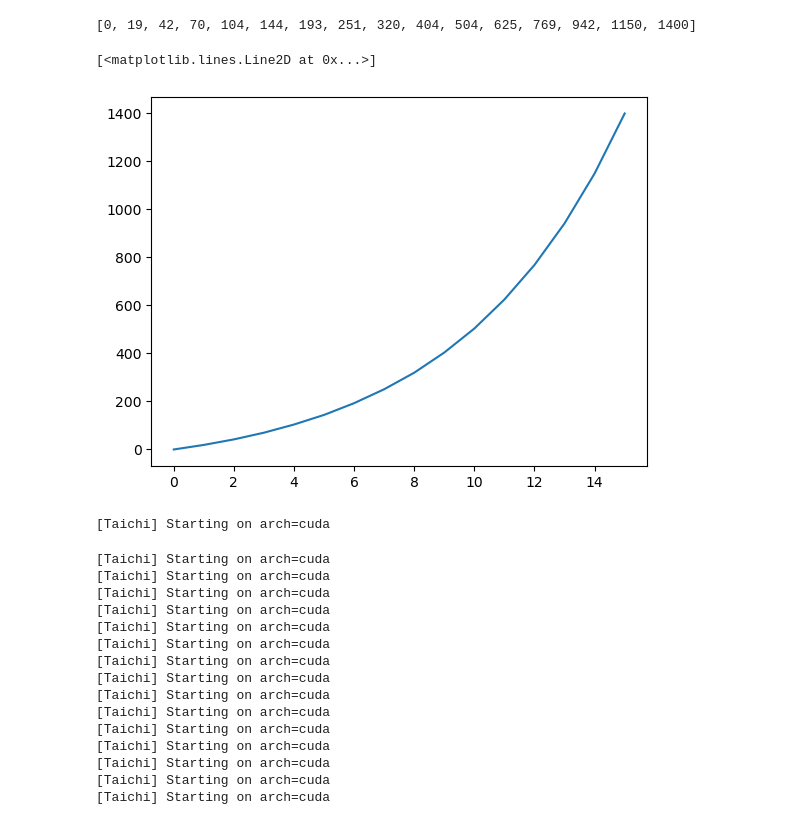
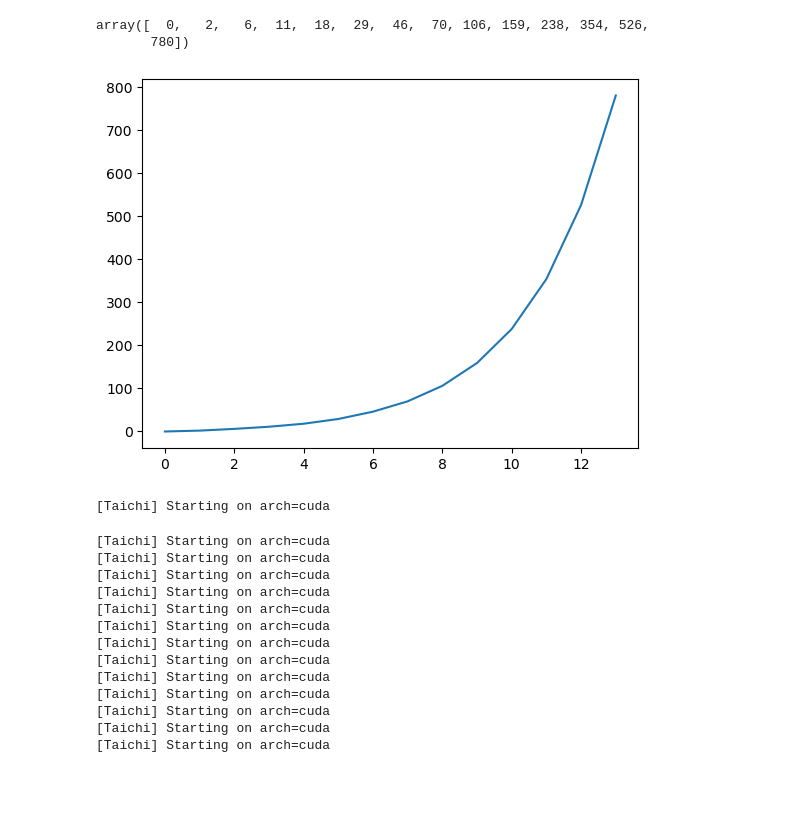
Before and after one commit to ShengzhiWu/moving-sofa-problem, a Jupyter notebook: src/制作动画_房间进化.ipynb, the cells around one changed output. Drawn from its saved outputs; the diff is of its cells as text; code cells hidden in the pictures; blank space fills up the shorter version.

```diff
--- a/src/制作动画_房间进化.ipynb
+++ b/src/制作动画_房间进化.ipynb
@@ -88,14 +81,14 @@ Area = 0.8478759999999999
-# %%
-# 适配连续两个3拐角走廊
-def id_function(i, power=1.2):
-    return int(97.2 * (power ** i - 1))
-
-print([id_function(i) for i in range(16)])
-plt.plot([id_function(i) for i in range(16)])
-# %% [output]
-[0, 19, 42, 70, 104, 144, 193, 251, 320, 404, 504, 625, 769, 942, 1150, 1400]
-[<matplotlib.lines.Line2D at 0x...>]
-[figure, removed]
+# %%
+from animation_tools import generate_ids
+
+cycles = 14
+ids = generate_ids(0, 70, 780, cycles)  # 选取将在视频中展示的关键的代。因为初始进化快最终进化慢，后面间隔逐渐扩大
+plt.plot(ids)
+ids
+# %% [output]
+array([  0,   2,   6,  11,  18,  29,  46,  70, 106, 159, 238, 354, 526,
+       780])
+[figure, added]
 # %%
 # 渲染多个不同形状的房间里相同形状沙发的运动
 
@@ -110,13 +103,13 @@ resolution = (2560, 1440)
 delta_x = -300  # 画面整体横向移动
 origin = [None, resolution[1] // 2]  # 原点在屏幕中的位置，随着动画会改变
 scale = 550  # 单位1对应多少像素
-duration = 100  # 每个房间展示的时长
-transition_duration = 18  # 切换房间（转场）用时
-period = 75  # 沙发旋转一周用时
+duration = 114  # 每个房间展示的时长
+transition_duration = 21  # 切换房间（转场）用时
+period = 86  # 沙发旋转一周用时
 time_scale = 1.0
 emit_every_frames = int((duration + transition_duration) * time_scale)
 
-output_path = '../rendering_results/能让等边三角形旋转一周的房间/'
+output_path = '../rendering_results/能让正方形旋转一周的房间/'
 
 background_boundary_thickness = 12
 background_upsampling = 3
@@ -140,11 +133,11 @@ sofa_numpy = test_forbidden_function(  # 房间进化问题中移动的沙发实
 active_rooms = []
 
 def add_new_room(frame):
-    id = id_function(frame // emit_every_frames)
+    id = ids[frame // emit_every_frames]
     assert os.path.exists(f'{path}sofa_{id}.npy')
 
     image = np.ones(list(sofa_numpy.T.shape) + [4])
-    draw_pattern(image, (id - 236) % 1000000)  # 绘制随机花纹
+    draw_pattern(image, (id + 375) % 1000000)  # 绘制随机花纹
     image[:, :, 3] = sofa_numpy.T[::-1] * 255
     image = Image.fromarray(image.astype(np.uint8))
     xs, ys, rotations = np.load(f'{path}sofa_{id}.npy')
@@ -210,7 +203,6 @@ def add_new_room(frame):
         'rotations_inv': rotations_inv
     })
 
-cycles = 16
 add_new_room(0)
 for frame in tqdm(range(emit_every_frames * cycles + 100)):
     cycle = frame // emit_every_frames
@@ -267,5 +259,3 @@ for frame in tqdm(range(emit_every_frames * cycles + 100)):
 [Taichi] Starting on arch=cuda
 [Taichi] Starting on arch=cuda
 [Taichi] Starting on arch=cuda
-[Taichi] Starting on arch=cuda
-[Taichi] Starting on arch=cuda
```
Also changed, not shown: parts of 7 cells of this notebook, 1 other file.
